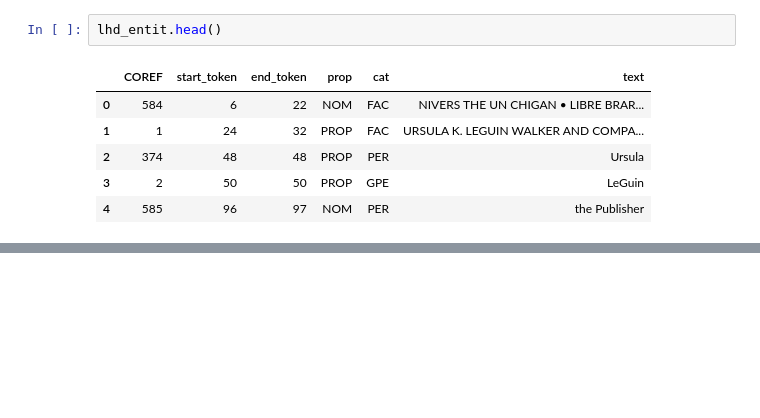
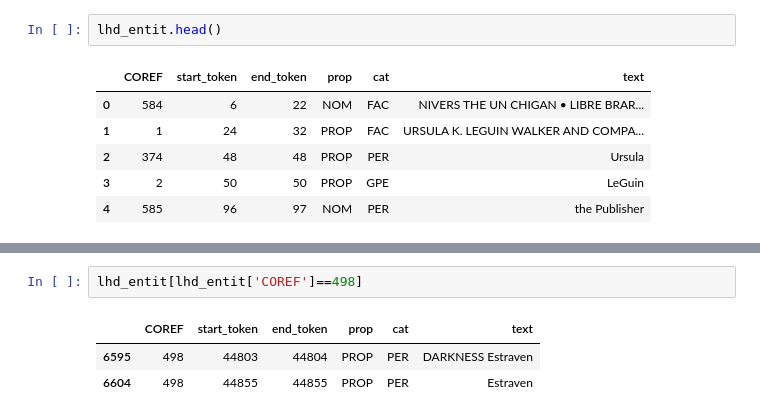
Before and after one commit to danieljohnevans/2022Fall_projects, a Jupyter notebook: book_analysis.ipynb, the cells around one changed output, grey strips where cells are left out. Cells and saved outputs as stored; diff of their text form; blank space fills up the shorter version.

```diff
--- a/book_analysis.ipynb
+++ b/book_analysis.ipynb
@@ -77,0 +110,6 @@ lhd_entit.head()
+# %%
+lhd_entit[lhd_entit['COREF']==498]
+# %% [output]
+|  | COREF | start_token | end_token | prop | cat | text |
+| 6595 | 498 | 44803 | 44804 | PROP | PER | DARKNESS Estraven |
+| 6604 | 498 | 44855 | 44855 | PROP | PER | Estraven |
```
Also changed, not shown: parts of 6 cells of this notebook.
